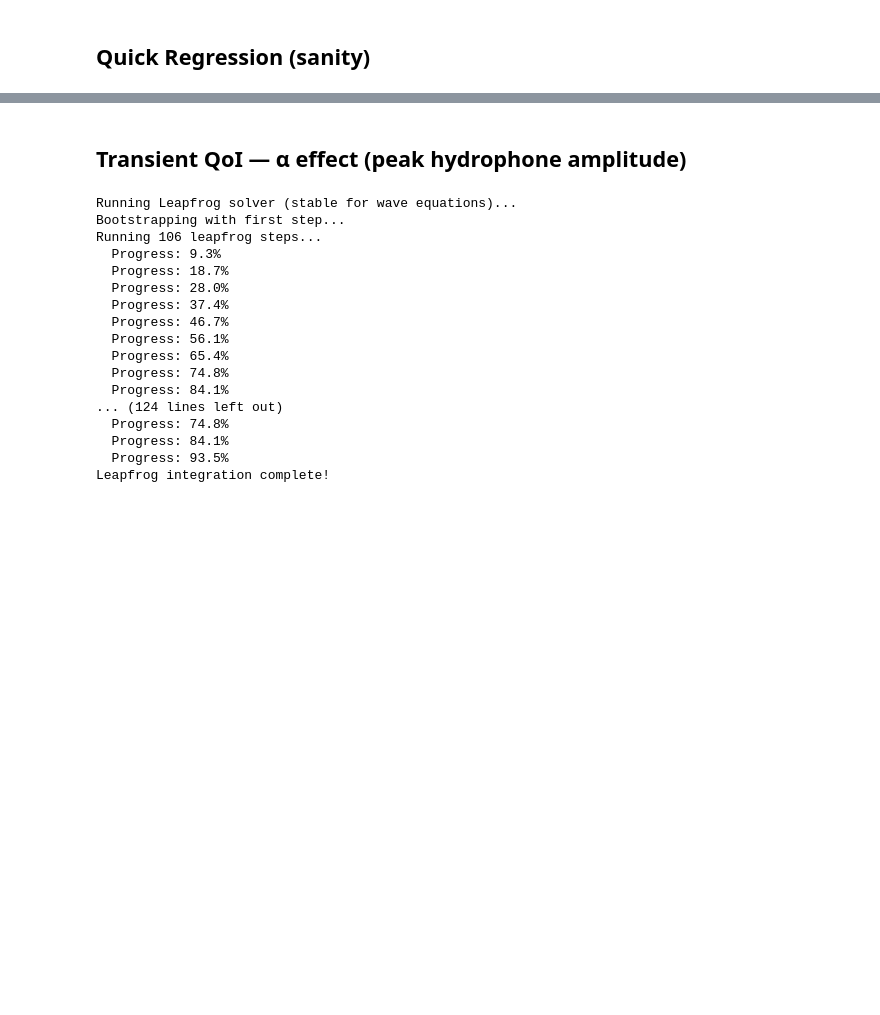
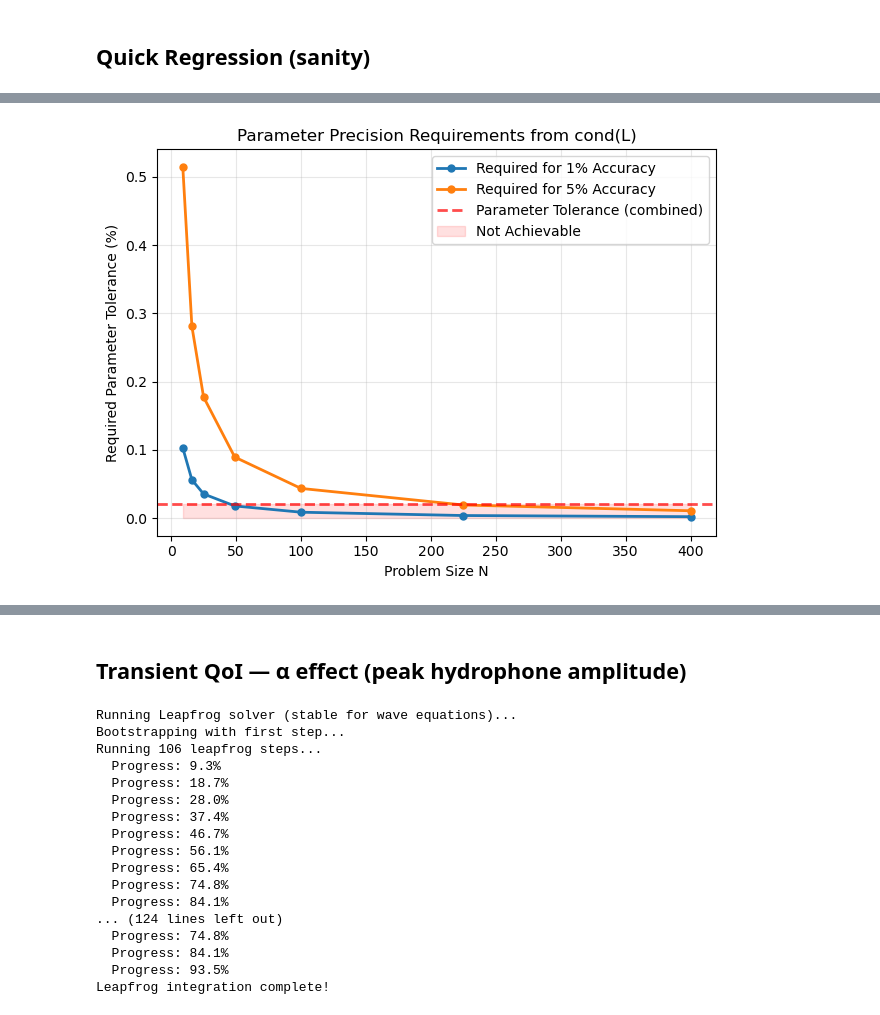
Before and after one commit to cwardlaw8/SonarSim, a Jupyter notebook: PM2.ipynb, the cells around one changed output, grey strips where cells are left out. Drawn from its saved outputs; the diff is of its cells as text; code cells hidden in the pictures; blank space fills up the shorter version.

```diff
--- a/PM2.ipynb
+++ b/PM2.ipynb
@@ -312,0 +202,66 @@ plt.tight_layout(); plt.show()
+# %%
+
+# PM2_TaskC-style: tolerance overlay and digits of trust
+import numpy as np
+import matplotlib.pyplot as plt
+
+# reuse results from previous cell if present; recompute if not
+try:
+    N_vals
+    cond_vals
+except NameError:
+    N_vals = []
+    cond_vals = []
+
+if not N_vals:
+    from numpy.linalg import cond as dense_cond
+    from getParam_Sonar import getParam_Sonar
+    def extract_L(p):
+        Nx, Nz = p['Nx'], p['Nz']
+        N = Nx * Nz
+        A = p['A']
+        Lblk = A[N:, :N]
+        try:
+            import scipy.sparse as sp
+            return Lblk.toarray() if sp.issparse(Lblk) else np.array(Lblk)
+        except Exception:
+            return np.array(Lblk)
+    Lx, Lz = 100, 100
+    results = []
+    for Nx, Nz in [(5,5),(10,10),(15,15),(20,20),(25,25),(30,30),(40,40)]:
+        p, *_ = getParam_Sonar(Nx, Nz, Lx, Lz, UseSparseMatrices=False)
+        L = extract_L(p)
+        N = Nx * Nz
+        cond_L = dense_cond(L)
+        N_vals.append(N)
+        cond_vals.append(cond_L)
+
+combined = np.sqrt((0.006)**2 + (0.02)**2)  # example: 0.6% (CTD) and 2% other
+
+plt.figure()
+num_show = len(N_vals)//2 if len(N_vals) > 2 else len(N_vals)
+tol_1 = [(0.01 / c) * 100 for c in cond_vals]
+tol_5 = [(0.05 / c) * 100 for c in cond_vals]
+plt.plot(N_vals[:num_show], tol_1[:num_show], 'o-', linewidth=2, markersize=5, label='Required for 1% Accuracy', color='C0')
+plt.plot(N_vals[:num_show], tol_5[:num_show], 'o-', linewidth=2, markersize=5, label='Required for 5% Accuracy', color='C1')
+plt.axhline(combined, color='r', linestyle='--', linewidth=2, alpha=0.7, label='Parameter Tolerance (combined)')
+plt.fill_between(N_vals[:num_show], 0, [combined]*num_show, alpha=0.12, color='red', label='Not Achievable')
+plt.xlabel('Problem Size N')
+plt.ylabel('Required Parameter Tolerance (%)')
+plt.title('Parameter Precision Requirements from cond(L)')
+plt.legend()
+plt.grid(True, which='both', alpha=0.3)
+plt.tight_layout()
+plt.show()
+
+print("Digits of Trust ")
+print(f"{'Grid':<10s} {'cond(L)':<12s} {'Numerical':<15s} {'Physical':<20s}")
+for N, cL in zip(N_vals, cond_vals):
+    # Numerical precision (perfect parameters)
+    digits_num = 16 - np.log10(cL)
+    # Physical precision (with param uncertainty)
+    err_phys = cL * combined/100
+    digits_phys = -np.log10(err_phys) if err_phys < 1 else 0
+    print(f"{N:6d}     {cL:8.0f}     {digits_num:6.1f} digits    {digits_phys:6.1f} digits")
+# %% [output]
+[figure, added]
```
Also changed, not shown: parts of 42 cells of this notebook.
